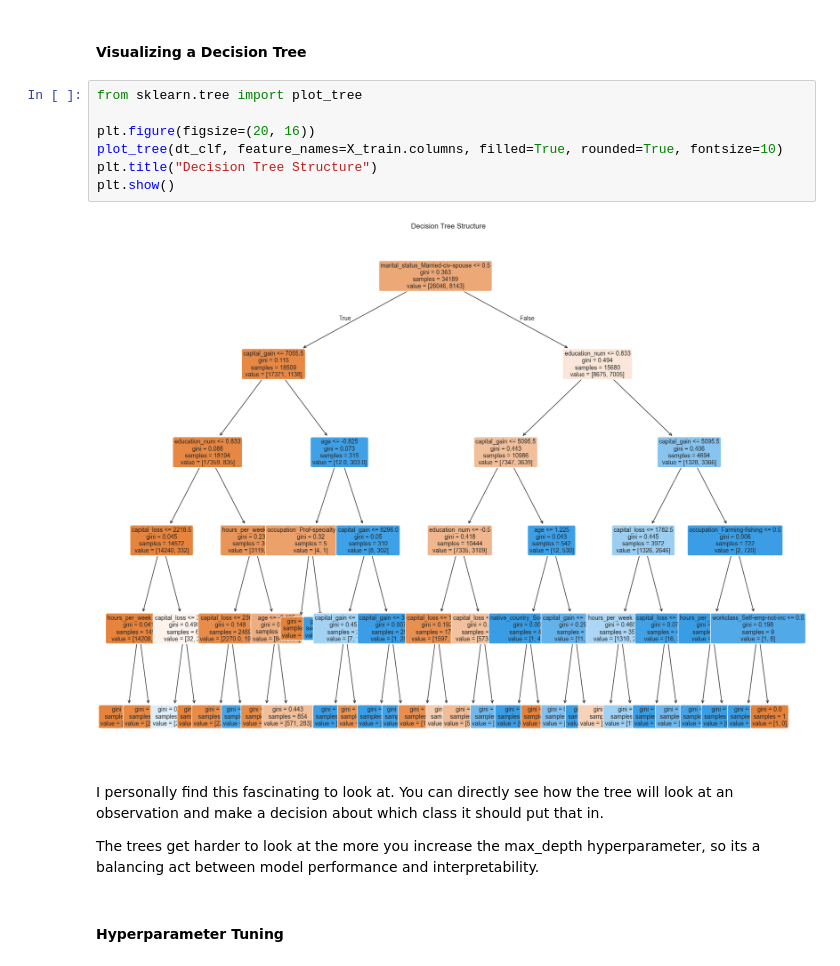
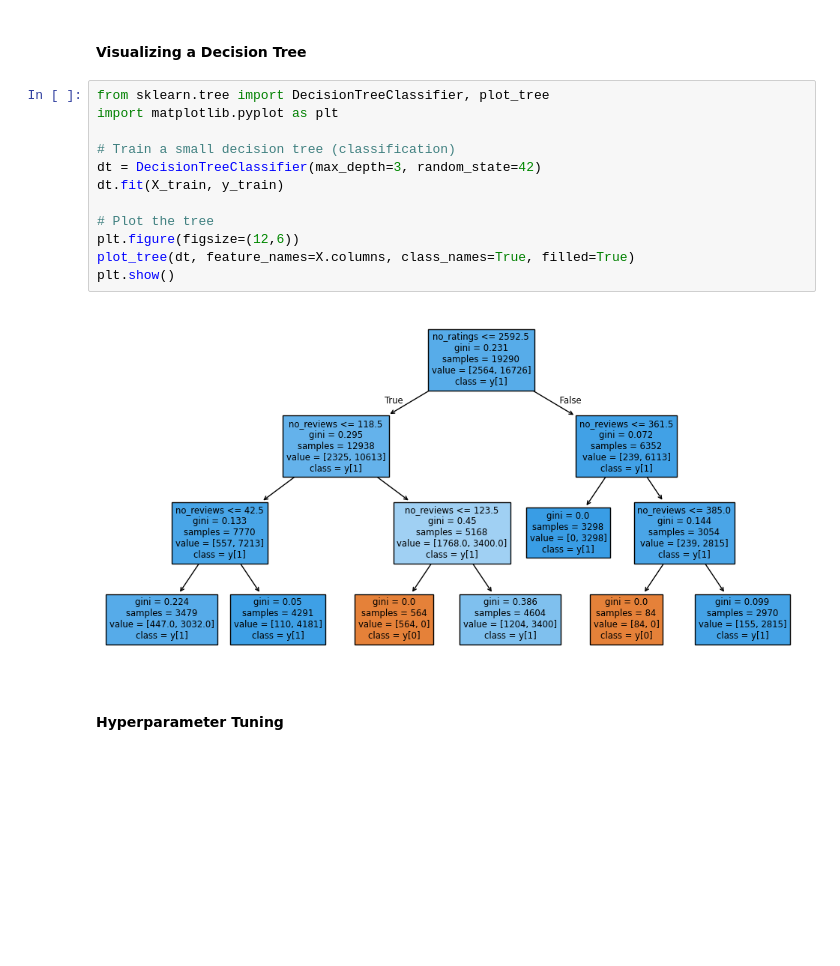
Before and after one commit to GnanaSpoorthy/Data-Alchemy-Project-July25, a Jupyter notebook: Wk4_Modelling&Evaluation (1).ipynb, the cells around one changed output. Cells and saved outputs as stored; diff of their text form; blank space fills up the shorter version.

Commit message:
Initial commit: added laptop dataset to my Modelling and Evaluatin Week4

```diff
--- a/Wk4_Modelling&Evaluation (1).ipynb
+++ b/Wk4_Modelling&Evaluation (1).ipynb
@@ -371,19 +227,20 @@ Length: 108, dtype: float64
 The sign and magnitude of each log-odds coefficient indicate how a one-unit change in the feature affects the log odds of being in the positive class.
 # %% [markdown]
 #### Visualizing a Decision Tree
-# %%
-from sklearn.tree import plot_tree
-
-plt.figure(figsize=(20, 16))
-plot_tree(dt_clf, feature_names=X_train.columns, filled=True, rounded=True, fontsize=10)
-plt.title("Decision Tree Structure")
-plt.show()
-# %% [output]
-[figure, removed]
-# %% [markdown]
-I personally find this fascinating to look at. You can directly see how the tree will look at an observation and make a decision about which class it should put that in.
-
-The trees get harder to look at the more you increase the max_depth hyperparameter, so its a balancing act between model performance and interpretability.
+# %%
+from sklearn.tree import DecisionTreeClassifier, plot_tree
+import matplotlib.pyplot as plt
+
+# Train a small decision tree (classification)
+dt = DecisionTreeClassifier(max_depth=3, random_state=42)
+dt.fit(X_train, y_train)
+
+# Plot the tree
+plt.figure(figsize=(12,6))
+plot_tree(dt, feature_names=X.columns, class_names=True, filled=True)
+plt.show()
+# %% [output]
+[figure, added]
 # %% [markdown]
 #### Hyperparameter Tuning
 # %% [markdown]
```
Also changed, not shown: parts of 26 cells of this notebook, 2 other files.
